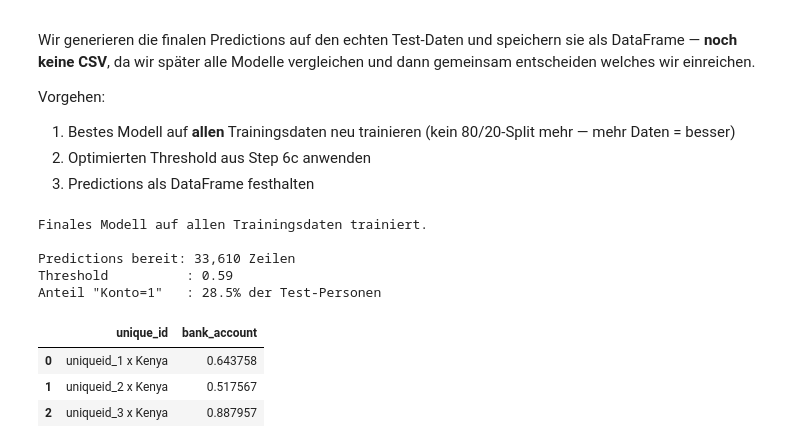
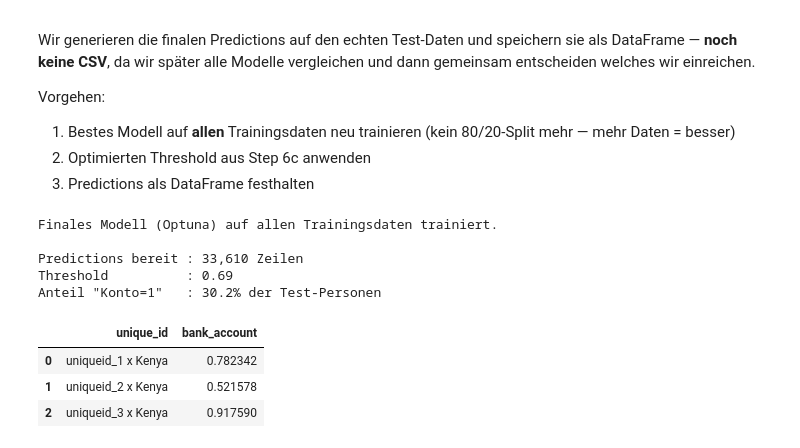
Before and after one commit to Walter806/NF-ML-Project-Group-0, a Jupyter notebook: 260319-Model_XGBoost-EB.ipynb, the cells around one changed output. Saved outputs shown, nothing was run; the diff lists cells and outputs as text; code cells hidden in the pictures.

```diff
--- a/260319-Model_XGBoost-EB.ipynb
+++ b/260319-Model_XGBoost-EB.ipynb
@@ -371,15 +402,16 @@ Wir plotten den Trade-off zwischen **Recall** und **Precision** über alle mögl
 # %%
 from sklearn.metrics import precision_recall_curve, f1_score
 
-# Bestes Modell aus Step 6b verwenden
-proba = y_val_proba_v2
+# Nach Step 6f: Optuna-Modell ist das beste — Threshold darauf neu berechnen
+# (Step 6c hat noch das RandomizedSearch-Modell genutzt)
+proba = best_model_optuna.predict_proba(X_val)[:, 1]
 
 precisions, recalls, thresholds = precision_recall_curve(y_val, proba)
 
-# F2-Score berechnen — gewichtet Recall doppelt so stark wie Precision
+# F2-Score: gewichtet Recall doppelt so stark wie Precision
 # ideal für Financial Inclusion: wir tolerieren mehr False Positives um False Negatives zu vermeiden
 f2_scores = (1 + 2**2) * (precisions * recalls) / ((2**2 * precisions) + recalls + 1e-9)
-best_idx  = f2_scores.argmax()
+best_idx       = f2_scores.argmax()
 best_threshold = thresholds[best_idx]
 
 # Plot
@@ -391,7 +423,7 @@ ax.axvline(best_threshold, color='red', linestyle=':', label=f'Optimaler Thresho
 ax.axvline(0.5, color='grey', linestyle=':', alpha=0.5, label='Standard-Threshold: 0.50')
 ax.set_xlabel('Threshold')
 ax.set_ylabel('Score')
-ax.set_title('Precision / Recall Trade-off — Financial Inclusion Perspektive')
+ax.set_title('Precision / Recall Trade-off — Optuna Modell (Financial Inclusion)')
 ax.legend()
 ax.grid(alpha=0.3)
 plt.tight_layout()
@@ -463,52 +751,52 @@ Vorgehen:
 2. Optimierten Threshold aus Step 6c anwenden
 3. Predictions als DataFrame festhalten
 # %%
-# Bestes Modell auf ALLEN Trainingsdaten neu trainieren
-final_model = rand_search.best_estimator_.__class__(**rand_search.best_params_,
-    scale_pos_weight=scale_pos_weight,
+# Finales Modell = Optuna-Modell (bestes aus allen Tuning-Stufen)
+# Auf ALLEN Trainingsdaten neu trainieren — kein 80/20-Split mehr
+final_model = XGBClassifier(
+    **study.best_params,
     eval_metric='auc',
     random_state=RANDOM_STATE,
 )
 final_model.fit(X, y)
-print('Finales Modell auf allen Trainingsdaten trainiert.')
+print('Finales Modell (Optuna) auf allen Trainingsdaten trainiert.')
 
 # Test-Daten laden und Predictions generieren
 X_test = pd.read_csv('data/features_encoded_TEST.csv')
 test_proba = final_model.predict_proba(X_test)[:, 1]
 
 # Optimierten Threshold aus Step 6c anwenden
 test_pred = (test_proba >= best_threshold).astype(int)
 
 # IDs aufbauen: uniqueid + ' x ' + country
 train_raw = pd.read_csv('data/Train.csv')[['uniqueid', 'country']]
 test_raw  = pd.read_csv('data/Test.csv')[['uniqueid', 'country']]
 
 train_raw['unique_id'] = train_raw['uniqueid'] + ' x ' + train_raw['country']
 test_raw['unique_id']  = test_raw['uniqueid']  + ' x ' + test_raw['country']
 
 # Predictions für Train- und Test-Rows
 train_proba_final = final_model.predict_proba(X)[:, 1]
-train_pred_final  = (train_proba_final >= best_threshold).astype(int)
 
 df_preds_xgboost = pd.concat([
     pd.DataFrame({'unique_id': train_raw['unique_id'].values, 'bank_account': train_proba_final}),
     pd.DataFrame({'unique_id': test_raw['unique_id'].values,  'bank_account': test_proba}),
 ], ignore_index=True)
 
-print(f'\nPredictions bereit: {len(df_preds_xgboost):,} Zeilen')
+print(f'\nPredictions bereit : {len(df_preds_xgboost):,} Zeilen')
 print(f'Threshold          : {best_threshold:.2f}')
 print(f'Anteil "Konto=1"   : {test_pred.mean()*100:.1f}% der Test-Personen')
 df_preds_xgboost.head(3)
 # %% [output]
-Finales Modell auf allen Trainingsdaten trainiert.
+Finales Modell (Optuna) auf allen Trainingsdaten trainiert.
 
-Predictions bereit: 33,610 Zeilen
-Threshold          : 0.59
-Anteil "Konto=1"   : 28.5% der Test-Personen
+Predictions bereit : 33,610 Zeilen
+Threshold          : 0.69
+Anteil "Konto=1"   : 30.2% der Test-Personen
 |  | unique_id | bank_account |
-| 0 | uniqueid_1 x Kenya | 0.643758 |
-| 1 | uniqueid_2 x Kenya | 0.517567 |
-| 2 | uniqueid_3 x Kenya | 0.887957 |
+| 0 | uniqueid_1 x Kenya | 0.782342 |
+| 1 | uniqueid_2 x Kenya | 0.521578 |
+| 2 | uniqueid_3 x Kenya | 0.917590 |
 # %% [markdown]
 ---
 ### Step 8 — Evaluation des finalen Modells
```
Also changed, not shown: parts of 16 cells of this notebook, 1 other file.
